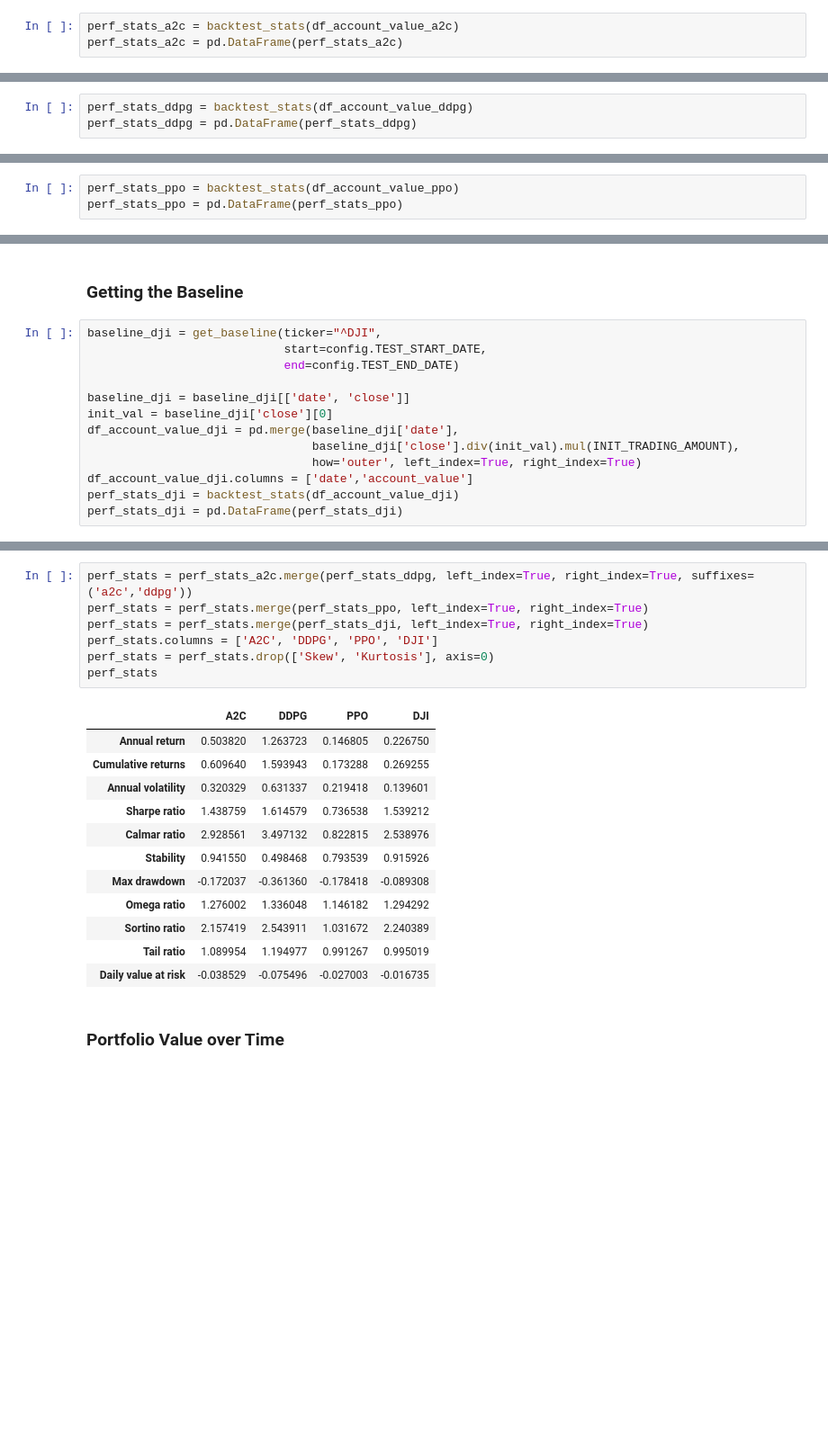
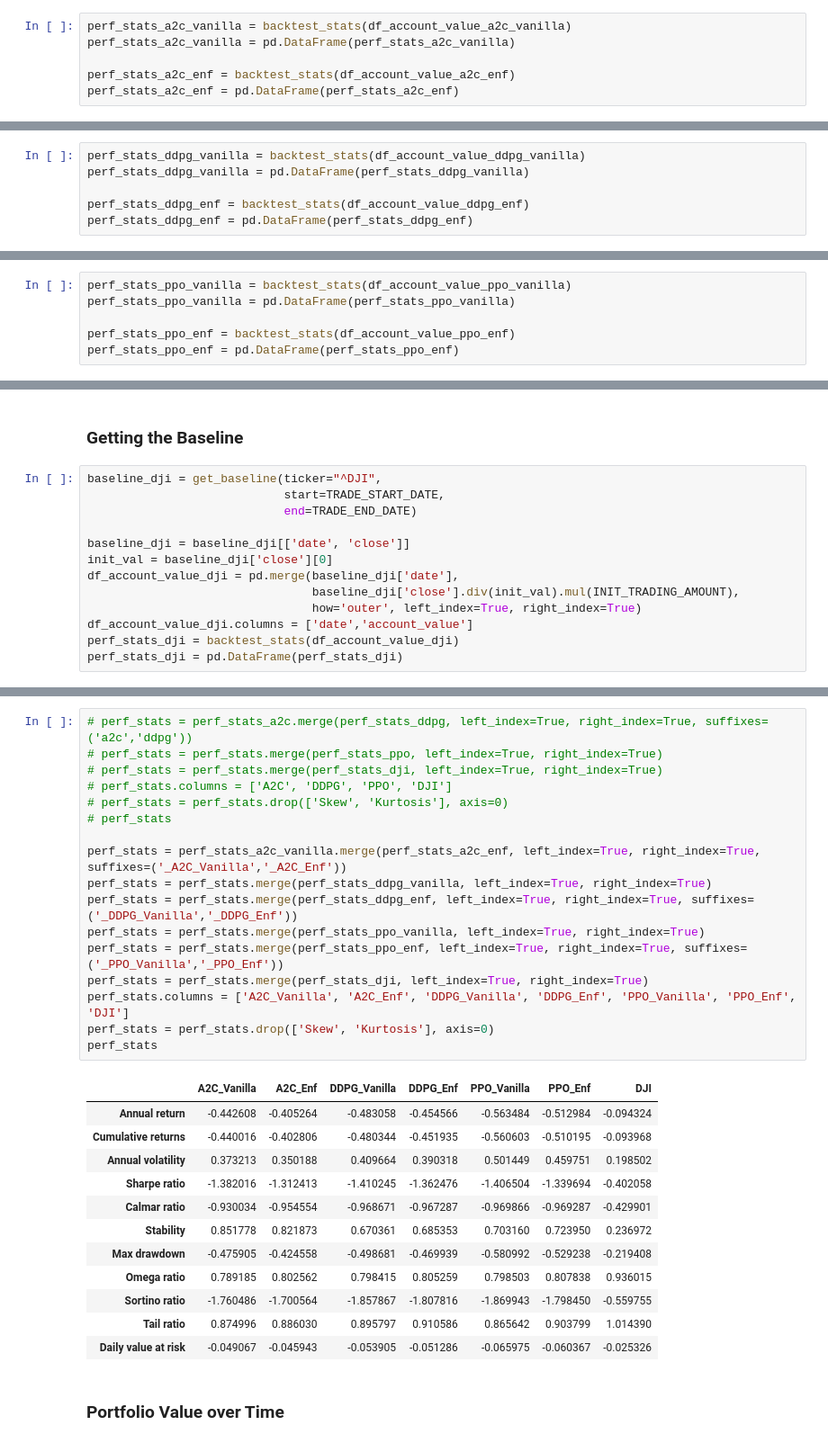
Before and after one commit to shlok-007/Runtime-Enforcement-for-RL-based-Trading, a Jupyter notebook: market_simulation/market_simulator.ipynb, the cells around one changed output, grey strips where cells are left out. Shown at 90% size. Cells and saved outputs as stored; diff of their text form; blank space fills up the shorter version.

```diff
--- a/market_simulation/market_simulator.ipynb
+++ b/market_simulation/market_simulator.ipynb
@@ -524,6 +559,9 @@ df_actions_ppo.head()
 # %% [markdown]
 ## A2C
 # %%
-perf_stats_a2c = backtest_stats(df_account_value_a2c)
-perf_stats_a2c = pd.DataFrame(perf_stats_a2c)
+perf_stats_a2c_vanilla = backtest_stats(df_account_value_a2c_vanilla)
+perf_stats_a2c_vanilla = pd.DataFrame(perf_stats_a2c_vanilla)
+
+perf_stats_a2c_enf = backtest_stats(df_account_value_a2c_enf)
+perf_stats_a2c_enf = pd.DataFrame(perf_stats_a2c_enf)
 # %% [output]
@@ -544,6 +585,9 @@ dtype: float64
 # %% [markdown]
 ## DDPG
 # %%
-perf_stats_ddpg = backtest_stats(df_account_value_ddpg)
-perf_stats_ddpg = pd.DataFrame(perf_stats_ddpg)
+perf_stats_ddpg_vanilla = backtest_stats(df_account_value_ddpg_vanilla)
+perf_stats_ddpg_vanilla = pd.DataFrame(perf_stats_ddpg_vanilla)
+
+perf_stats_ddpg_enf = backtest_stats(df_account_value_ddpg_enf)
+perf_stats_ddpg_enf = pd.DataFrame(perf_stats_ddpg_enf)
 # %% [output]
@@ -564,6 +611,9 @@ dtype: float64
 # %% [markdown]
 ## PPO
 # %%
-perf_stats_ppo = backtest_stats(df_account_value_ppo)
-perf_stats_ppo = pd.DataFrame(perf_stats_ppo)
+perf_stats_ppo_vanilla = backtest_stats(df_account_value_ppo_vanilla)
+perf_stats_ppo_vanilla = pd.DataFrame(perf_stats_ppo_vanilla)
+
+perf_stats_ppo_enf = backtest_stats(df_account_value_ppo_enf)
+perf_stats_ppo_enf = pd.DataFrame(perf_stats_ppo_enf)
 # %% [output]
@@ -587,8 +640,8 @@ dtype: float64
 ### Getting the Baseline
 # %%
 baseline_dji = get_baseline(ticker="^DJI",
-                            start=config.TEST_START_DATE,
-                            end=config.TEST_END_DATE)
+                            start=TRADE_START_DATE,
+                            end=TRADE_END_DATE)
 
 baseline_dji = baseline_dji[['date', 'close']]
 init_val = baseline_dji['close'][0]
@@ -617,24 +670,34 @@ Daily value at risk   -0.016735
 dtype: float64
 # %%
-perf_stats = perf_stats_a2c.merge(perf_stats_ddpg, left_index=True, right_index=True, suffixes=('a2c','ddpg'))
-perf_stats = perf_stats.merge(perf_stats_ppo, left_index=True, right_index=True)
+# perf_stats = perf_stats_a2c.merge(perf_stats_ddpg, left_index=True, right_index=True, suffixes=('a2c','ddpg'))
+# perf_stats = perf_stats.merge(perf_stats_ppo, left_index=True, right_index=True)
+# perf_stats = perf_stats.merge(perf_stats_dji, left_index=True, right_index=True)
+# perf_stats.columns = ['A2C', 'DDPG', 'PPO', 'DJI']
+# perf_stats = perf_stats.drop(['Skew', 'Kurtosis'], axis=0)
+# perf_stats
+
+perf_stats = perf_stats_a2c_vanilla.merge(perf_stats_a2c_enf, left_index=True, right_index=True, suffixes=('_A2C_Vanilla','_A2C_Enf'))
+perf_stats = perf_stats.merge(perf_stats_ddpg_vanilla, left_index=True, right_index=True)
+perf_stats = perf_stats.merge(perf_stats_ddpg_enf, left_index=True, right_index=True, suffixes=('_DDPG_Vanilla','_DDPG_Enf'))
+perf_stats = perf_stats.merge(perf_stats_ppo_vanilla, left_index=True, right_index=True)
+perf_stats = perf_stats.merge(perf_stats_ppo_enf, left_index=True, right_index=True, suffixes=('_PPO_Vanilla','_PPO_Enf'))
 perf_stats = perf_stats.merge(perf_stats_dji, left_index=True, right_index=True)
-perf_stats.columns = ['A2C', 'DDPG', 'PPO', 'DJI']
+perf_stats.columns = ['A2C_Vanilla', 'A2C_Enf', 'DDPG_Vanilla', 'DDPG_Enf', 'PPO_Vanilla', 'PPO_Enf', 'DJI']
 perf_stats = perf_stats.drop(['Skew', 'Kurtosis'], axis=0)
 perf_stats
 # %% [output]
-|  | A2C | DDPG | PPO | DJI |
-| Annual return | 0.503820 | 1.263723 | 0.146805 | 0.226750 |
-| Cumulative returns | 0.609640 | 1.593943 | 0.173288 | 0.269255 |
-| Annual volatility | 0.320329 | 0.631337 | 0.219418 | 0.139601 |
-| Sharpe ratio | 1.438759 | 1.614579 | 0.736538 | 1.539212 |
-| Calmar ratio | 2.928561 | 3.497132 | 0.822815 | 2.538976 |
-| Stability | 0.941550 | 0.498468 | 0.793539 | 0.915926 |
-| Max drawdown | -0.172037 | -0.361360 | -0.178418 | -0.089308 |
-| Omega ratio | 1.276002 | 1.336048 | 1.146182 | 1.294292 |
-| Sortino ratio | 2.157419 | 2.543911 | 1.031672 | 2.240389 |
-| Tail ratio | 1.089954 | 1.194977 | 0.991267 | 0.995019 |
-| Daily value at risk | -0.038529 | -0.075496 | -0.027003 | -0.016735 |
+|  | A2C_Vanilla | A2C_Enf | DDPG_Vanilla | DDPG_Enf | PPO_Vanilla | PPO_Enf | DJI |
+| Annual return | -0.442608 | -0.405264 | -0.483058 | -0.454566 | -0.563484 | -0.512984 | -0.094324 |
+| Cumulative returns | -0.440016 | -0.402806 | -0.480344 | -0.451935 | -0.560603 | -0.510195 | -0.093968 |
+| Annual volatility | 0.373213 | 0.350188 | 0.409664 | 0.390318 | 0.501449 | 0.459751 | 0.198502 |
+| Sharpe ratio | -1.382016 | -1.312413 | -1.410245 | -1.362476 | -1.406504 | -1.339694 | -0.402058 |
+| Calmar ratio | -0.930034 | -0.954554 | -0.968671 | -0.967287 | -0.969866 | -0.969287 | -0.429901 |
+| Stability | 0.851778 | 0.821873 | 0.670361 | 0.685353 | 0.703160 | 0.723950 | 0.236972 |
+| Max drawdown | -0.475905 | -0.424558 | -0.498681 | -0.469939 | -0.580992 | -0.529238 | -0.219408 |
+| Omega ratio | 0.789185 | 0.802562 | 0.798415 | 0.805259 | 0.798503 | 0.807838 | 0.936015 |
+| Sortino ratio | -1.760486 | -1.700564 | -1.857867 | -1.807816 | -1.869943 | -1.798450 | -0.559755 |
+| Tail ratio | 0.874996 | 0.886030 | 0.895797 | 0.910586 | 0.865642 | 0.903799 | 1.014390 |
+| Daily value at risk | -0.049067 | -0.045943 | -0.053905 | -0.051286 | -0.065975 | -0.060367 | -0.025326 |
 # %% [markdown]
 ### Portfolio Value over Time
 # %%
```
Also changed, not shown: parts of 23 cells of this notebook, 6 other files.
